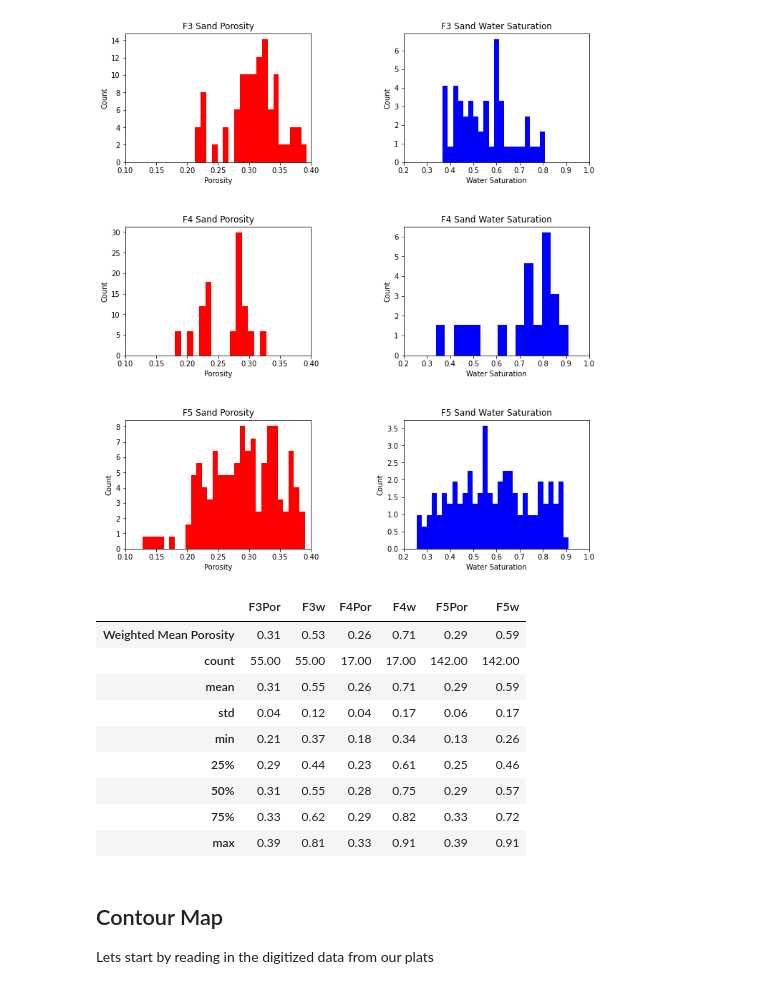
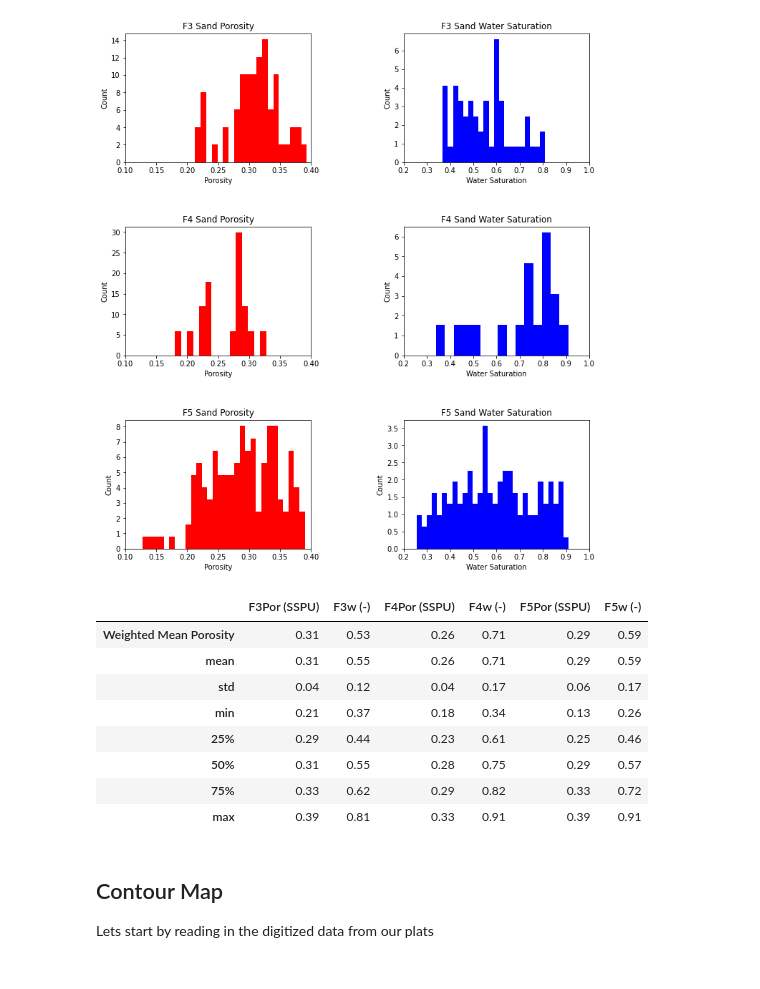
Before and after one commit to AdrianSalinas98/Petroleum-Engineering-Repository, a Jupyter notebook: Calculation of Csh, Total Sandstone Porosity, Sw in Payzone.ipynb, the cells around one changed output. Drawn from its saved outputs; the diff is of its cells as text; code cells hidden in the pictures.

```diff
--- a/Calculation of Csh, Total Sandstone Porosity, Sw in Payzone.ipynb
+++ b/Calculation of Csh, Total Sandstone Porosity, Sw in Payzone.ipynb
@@ -262,19 +261,19 @@ plt.subplots_adjust(left=0.0, bottom=0.0, right=1.5, top=2.5, wspace=.5, hspace=
 # %%
 summary = sands.describe()
 
-df2 = pd.DataFrame([[0.31,0.53,0.26,0.71,0.29,0.59]], columns=['F3Por','F3w','F4Por','F4w','F5Por','F5w'],
+df2 = pd.DataFrame([[0.31,0.53,0.26,0.71,0.29,0.59]], columns=['F3Por (SSPU)','F3w (-)','F4Por (SSPU)','F4w (-)','F5Por (SSPU)','F5w (-)'],
                   index = ['Weighted Mean Porosity'])
 summaryR = pd.concat([df2, summary]).round(2)
+summaryR = summaryR.drop(['count'])
 summaryR
 
 
 
 # df3 = pd.DataFrame([[]],columns=['F3Por','F3w','F4Por','F4w','F5BPor','F5Bw','F5DPor','F5Dw'],
 #                   index = ['Net to Gross Ratio'])
 # %% [output]
-|  | F3Por | F3w | F4Por | F4w | F5Por | F5w |
+|  | F3Por (SSPU) | F3w (-) | F4Por (SSPU) | F4w (-) | F5Por (SSPU) | F5w (-) |
 | Weighted Mean Porosity | 0.31 | 0.53 | 0.26 | 0.71 | 0.29 | 0.59 |
-| count | 55.00 | 55.00 | 17.00 | 17.00 | 142.00 | 142.00 |
 | mean | 0.31 | 0.55 | 0.26 | 0.71 | 0.29 | 0.59 |
 | std | 0.04 | 0.12 | 0.04 | 0.17 | 0.06 | 0.17 |
 | min | 0.21 | 0.37 | 0.18 | 0.34 | 0.13 | 0.26 |
```
Also changed, not shown: parts of 3 cells of this notebook, 2 other files.
